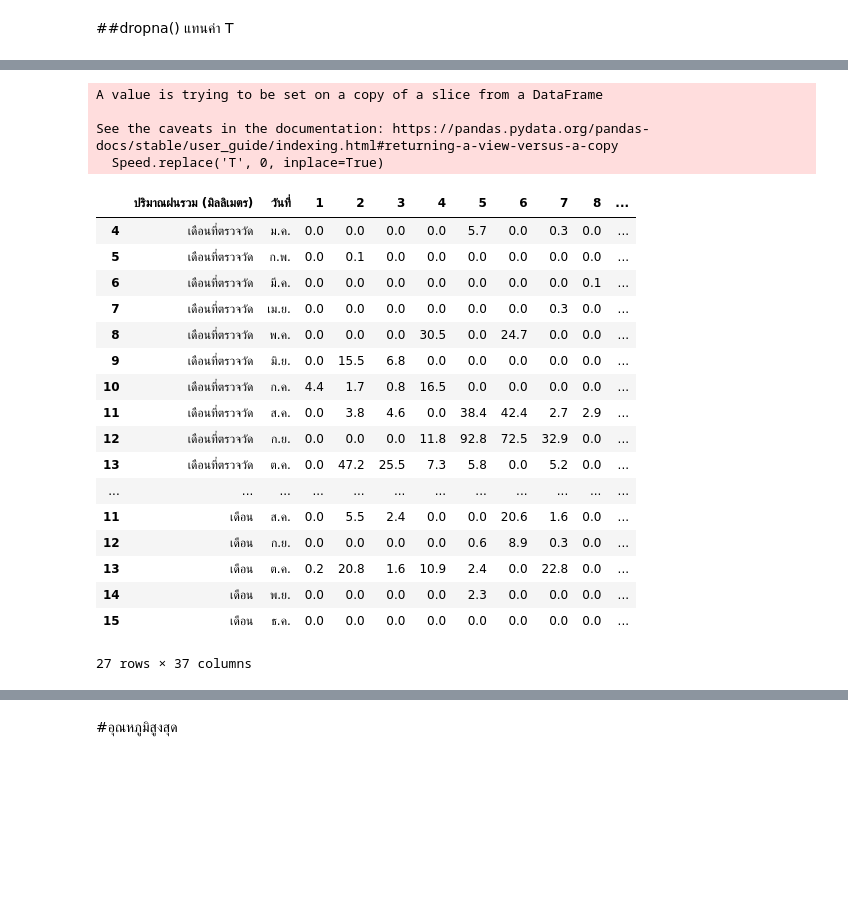
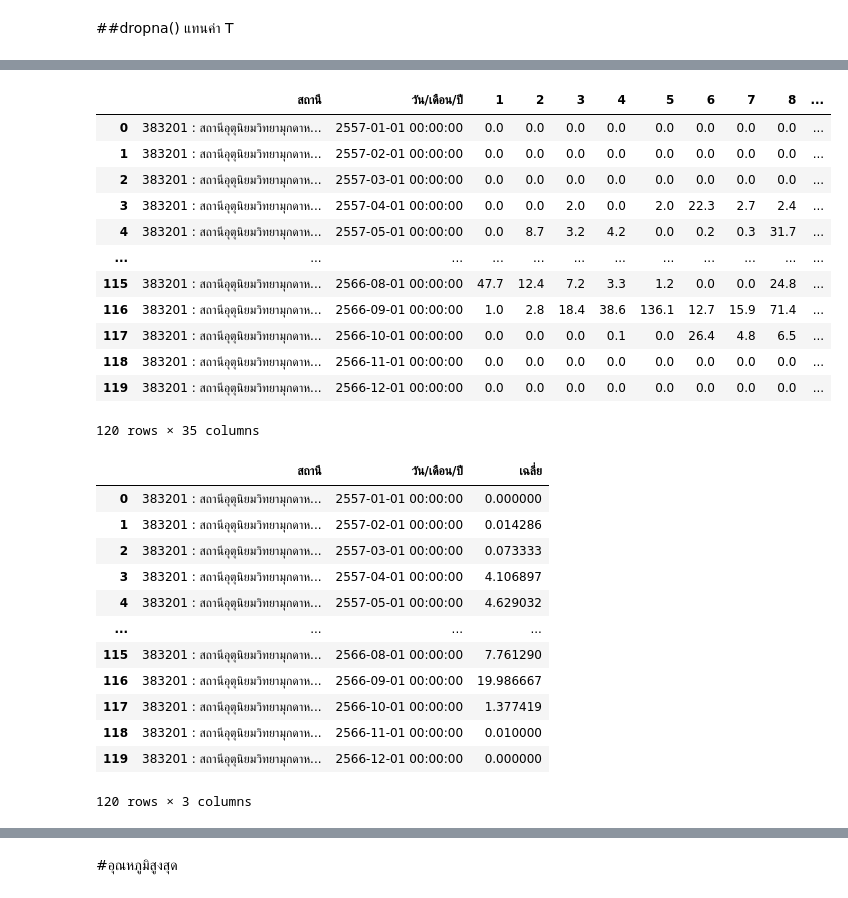
Before and after one commit to SasiwimonV/Basicprog_DataViz65, a Jupyter notebook: ตอนล่าง.ipynb, the cells around one changed output, grey strips where cells are left out. Drawn from its saved outputs; the diff is of its cells as text; code cells hidden in the pictures; blank space fills up the shorter version.

```diff
--- a/ตอนล่าง.ipynb
+++ b/ตอนล่าง.ipynb
@@ -137,26 +56,18 @@ Speed
 # %%
-Speed.replace('T', 0, inplace=True)
-Speed
+ks.replace('T', 0, inplace=True)
+ks.replace('-', 0, inplace=True)
+ks
 # %% [output]
+|  | สถานี | วัน/เดือน/ปี | 1 | 2 | 3 | 4 | 5 | 6 | 7 | 8 | ... |
+| 0 | 383201 : สถานีอุตุนิยมวิทยามุกดาห... | 2557-01-01 00:00:00 | 0.0 | 0.0 | 0.0 | 0.0 | 0.0 | 0.0 | 0.0 | 0.0 | ... |
+| 1 | 383201 : สถานีอุตุนิยมวิทยามุกดาห... | 2557-02-01 00:00:00 | 0.0 | 0.0 | 0.0 | 0.0 | 0.0 | 0.0 | 0.0 | 0.0 | ... |
+| 2 | 383201 : สถานีอุตุนิยมวิทยามุกดาห... | 2557-03-01 00:00:00 | 0.0 | 0.0 | 0.0 | 0.0 | 0.0 | 0.0 | 0.0 | 0.0 | ... |
+| 3 | 383201 : สถานีอุตุนิยมวิทยามุกดาห... | 2557-04-01 00:00:00 | 0.0 | 0.0 | 2.0 | 0.0 | 2.0 | 22.3 | 2.7 | 2.4 | ... |
+| 4 | 383201 : สถานีอุตุนิยมวิทยามุกดาห... | 2557-05-01 00:00:00 | 0.0 | 8.7 | 3.2 | 4.2 | 0.0 | 0.2 | 0.3 | 31.7 | ... |
+| ... | ... | ... | ... | ... | ... | ... | ... | ... | ... | ... | ... |
+| 115 | 383201 : สถานีอุตุนิยมวิทยามุกดาห... | 2566-08-01 00:00:00 | 47.7 | 12.4 | 7.2 | 3.3 | 1.2 | 0.0 | 0.0 | 24.8 | ... |
+| 116 | 383201 : สถานีอุตุนิยมวิทยามุกดาห... | 2566-09-01 00:00:00 | 1.0 | 2.8 | 18.4 | 38.6 | 136.1 | 12.7 | 15.9 | 71.4 | ... |
+| 117 | 383201 : สถานีอุตุนิยมวิทยามุกดาห... | 2566-10-01 00:00:00 | 0.0 | 0.0 | 0.0 | 0.1 | 0.0 | 26.4 | 4.8 | 6.5 | ... |
+| 118 | 383201 : สถานีอุตุนิยมวิทยามุกดาห... | 2566-11-01 00:00:00 | 0.0 | 0.0 | 0.0 | 0.0 | 0.0 | 0.0 | 0.0 | 0.0 | ... |
+| 119 | 383201 : สถานีอุตุนิยมวิทยามุกดาห... | 2566-12-01 00:00:00 | 0.0 | 0.0 | 0.0 | 0.0 | 0.0 | 0.0 | 0.0 | 0.0 | ... |
-A value is trying to be set on a copy of a slice from a DataFrame
-
-See the caveats in the documentation: https://pandas.pydata.org/pandas-docs/stable/user_guide/indexing.html#returning-a-view-versus-a-copy
-  Speed.replace('T', 0, inplace=True)
+120 rows × 35 columns
-|  | ปริมาณฝนรวม (มิลลิเมตร) | วันที่ | 1 | 2 | 3 | 4 | 5 | 6 | 7 | 8 | ... |
-| 4 | เดือนที่ตรวจวัด | ม.ค. | 0.0 | 0.0 | 0.0 | 0.0 | 5.7 | 0.0 | 0.3 | 0.0 | ... |
-| 5 | เดือนที่ตรวจวัด | ก.พ. | 0.0 | 0.1 | 0.0 | 0.0 | 0.0 | 0.0 | 0.0 | 0.0 | ... |
-| 6 | เดือนที่ตรวจวัด | มี.ค. | 0.0 | 0.0 | 0.0 | 0.0 | 0.0 | 0.0 | 0.0 | 0.1 | ... |
-| 7 | เดือนที่ตรวจวัด | เม.ย. | 0.0 | 0.0 | 0.0 | 0.0 | 0.0 | 0.0 | 0.3 | 0.0 | ... |
-| 8 | เดือนที่ตรวจวัด | พ.ค. | 0.0 | 0.0 | 0.0 | 30.5 | 0.0 | 24.7 | 0.0 | 0.0 | ... |
-| 9 | เดือนที่ตรวจวัด | มิ.ย. | 0.0 | 15.5 | 6.8 | 0.0 | 0.0 | 0.0 | 0.0 | 0.0 | ... |
-| 10 | เดือนที่ตรวจวัด | ก.ค. | 4.4 | 1.7 | 0.8 | 16.5 | 0.0 | 0.0 | 0.0 | 0.0 | ... |
-| 11 | เดือนที่ตรวจวัด | ส.ค. | 0.0 | 3.8 | 4.6 | 0.0 | 38.4 | 42.4 | 2.7 | 2.9 | ... |
-| 12 | เดือนที่ตรวจวัด | ก.ย. | 0.0 | 0.0 | 0.0 | 11.8 | 92.8 | 72.5 | 32.9 | 0.0 | ... |
-| 13 | เดือนที่ตรวจวัด | ต.ค. | 0.0 | 47.2 | 25.5 | 7.3 | 5.8 | 0.0 | 5.2 | 0.0 | ... |
-| ... | ... | ... | ... | ... | ... | ... | ... | ... | ... | ... | ... |
-| 11 | เดือน | ส.ค. | 0.0 | 5.5 | 2.4 | 0.0 | 0.0 | 20.6 | 1.6 | 0.0 | ... |
-| 12 | เดือน | ก.ย. | 0.0 | 0.0 | 0.0 | 0.0 | 0.6 | 8.9 | 0.3 | 0.0 | ... |
-| 13 | เดือน | ต.ค. | 0.2 | 20.8 | 1.6 | 10.9 | 2.4 | 0.0 | 22.8 | 0.0 | ... |
-| 14 | เดือน | พ.ย. | 0.0 | 0.0 | 0.0 | 0.0 | 2.3 | 0.0 | 0.0 | 0.0 | ... |
-| 15 | เดือน | ธ.ค. | 0.0 | 0.0 | 0.0 | 0.0 | 0.0 | 0.0 | 0.0 | 0.0 | ... |
-27 rows × 37 columns
@@ -165 +74,18 @@ Speed = Speed[['วันที่', 'รวม', 'จังหวัด']]
+# %%
+ks = ks[['สถานี','วัน/เดือน/ปี', 'เฉลี่ย']]
+ks
+# %% [output]
+|  | สถานี | วัน/เดือน/ปี | เฉลี่ย |
+| 0 | 383201 : สถานีอุตุนิยมวิทยามุกดาห... | 2557-01-01 00:00:00 | 0.000000 |
+| 1 | 383201 : สถานีอุตุนิยมวิทยามุกดาห... | 2557-02-01 00:00:00 | 0.014286 |
+| 2 | 383201 : สถานีอุตุนิยมวิทยามุกดาห... | 2557-03-01 00:00:00 | 0.073333 |
+| 3 | 383201 : สถานีอุตุนิยมวิทยามุกดาห... | 2557-04-01 00:00:00 | 4.106897 |
+| 4 | 383201 : สถานีอุตุนิยมวิทยามุกดาห... | 2557-05-01 00:00:00 | 4.629032 |
+| ... | ... | ... | ... |
+| 115 | 383201 : สถานีอุตุนิยมวิทยามุกดาห... | 2566-08-01 00:00:00 | 7.761290 |
+| 116 | 383201 : สถานีอุตุนิยมวิทยามุกดาห... | 2566-09-01 00:00:00 | 19.986667 |
+| 117 | 383201 : สถานีอุตุนิยมวิทยามุกดาห... | 2566-10-01 00:00:00 | 1.377419 |
+| 118 | 383201 : สถานีอุตุนิยมวิทยามุกดาห... | 2566-11-01 00:00:00 | 0.010000 |
+| 119 | 383201 : สถานีอุตุนิยมวิทยามุกดาห... | 2566-12-01 00:00:00 | 0.000000 |
+120 rows × 3 columns
 # %%
```
Also changed, not shown: parts of 26 cells of this notebook.
